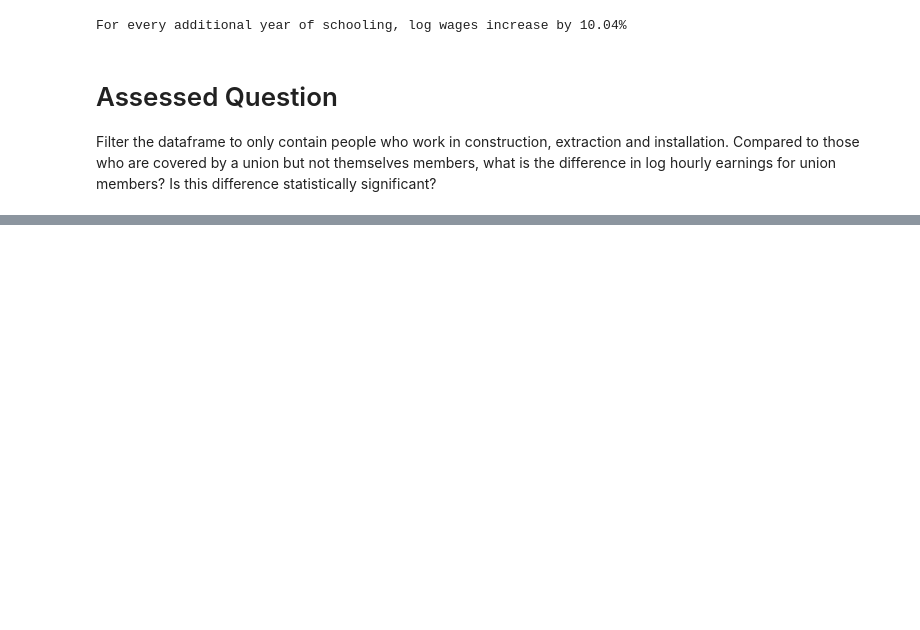
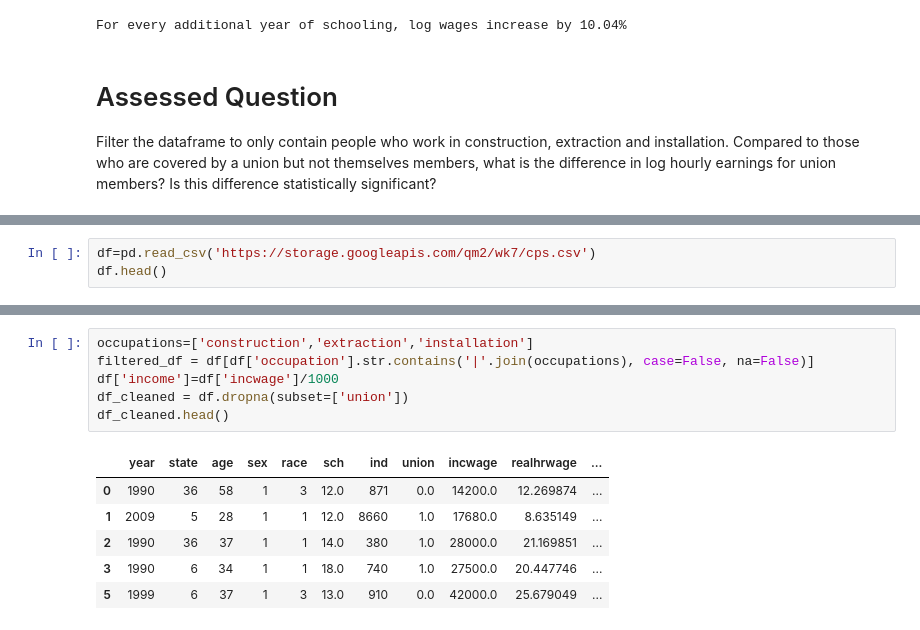
Before and after one commit to Siyuan229/QM2, a Jupyter notebook: notebooks/W07. Linear Regression.ipynb, the cells around one changed output, grey strips where cells are left out. Cells and saved outputs as stored; diff of their text form; blank space fills up the shorter version.

```diff
--- a/notebooks/W07. Linear Regression.ipynb
+++ b/notebooks/W07. Linear Regression.ipynb
@@ -626,0 +595,3 @@ PatsyError: Error evaluating factor: NameError: name 'log_realhrwage' is not def
+# %%
+df=pd.read_csv('https://storage.googleapis.com/qm2/wk7/cps.csv')
+df.head()
@@ -626,0 +605,13 @@ PatsyError: Error evaluating factor: NameError: name 'log_realhrwage' is not def
+# %%
+occupations=['construction','extraction','installation']
+filtered_df = df[df['occupation'].str.contains('|'.join(occupations), case=False, na=False)]
+df['income']=df['incwage']/1000
+df_cleaned = df.dropna(subset=['union'])
+df_cleaned.head()
+# %% [output]
+|  | year | state | age | sex | race | sch | ind | union | incwage | realhrwage | ... |
+| 0 | 1990 | 36 | 58 | 1 | 3 | 12.0 | 871 | 0.0 | 14200.0 | 12.269874 | ... |
+| 1 | 2009 | 5 | 28 | 1 | 1 | 12.0 | 8660 | 1.0 | 17680.0 | 8.635149 | ... |
+| 2 | 1990 | 36 | 37 | 1 | 1 | 14.0 | 380 | 1.0 | 28000.0 | 21.169851 | ... |
+| 3 | 1990 | 6 | 34 | 1 | 1 | 18.0 | 740 | 1.0 | 27500.0 | 20.447746 | ... |
+| 5 | 1999 | 6 | 37 | 1 | 3 | 13.0 | 910 | 0.0 | 42000.0 | 25.679049 | ... |
```
Also changed, not shown: parts of 8 cells of this notebook.
